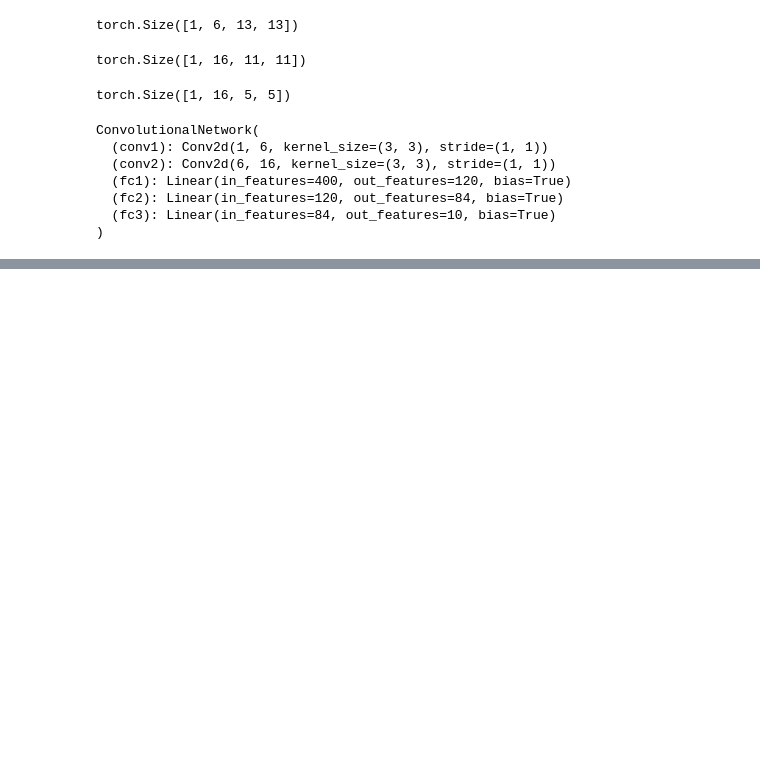
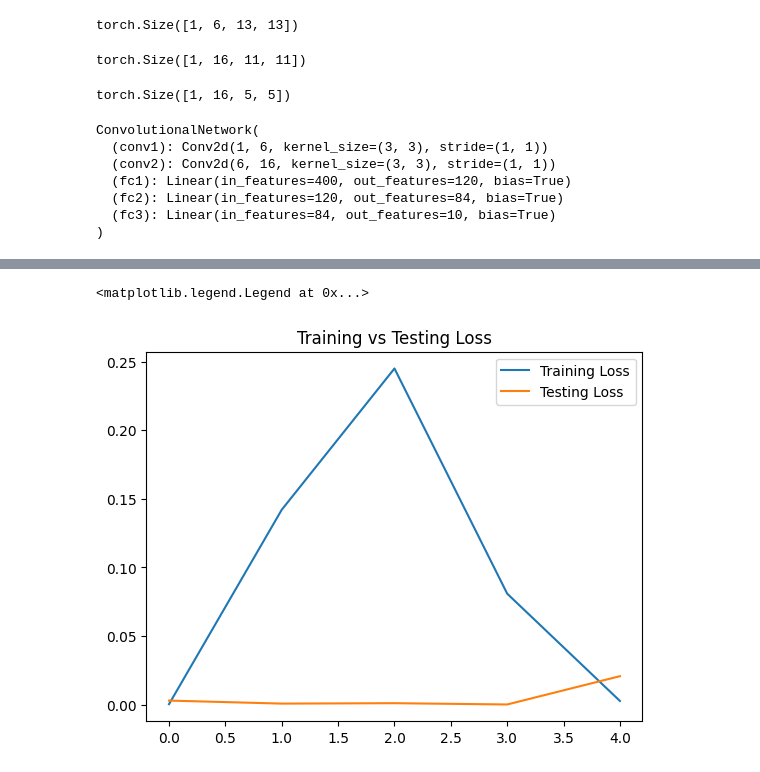
Before and after one commit to dtminnick/pytorch-practice, a Jupyter notebook: cnn.ipynb, the cells around one changed output, grey strips where cells are left out. Drawn from its saved outputs; the diff is of its cells as text; code cells hidden in the pictures; blank space fills up the shorter version.

```diff
--- a/cnn.ipynb
+++ b/cnn.ipynb
@@ -232,0 +233,11 @@ Training Took: 4.097476422786713 minutes!
+# %%
+# Graph the loss at each epoch
+train_losses = [t.item() for t in train_losses]
+test_losses = [t.item() for t in test_losses]
+plt.plot(train_losses, label = 'Training Loss')
+plt.plot(test_losses, label = 'Testing Loss')
+plt.title('Training vs Testing Loss')
+plt.legend()
+# %% [output]
+<matplotlib.legend.Legend at 0x...>
+[figure, added]
```
Also changed, not shown: parts of 5 cells of this notebook.
